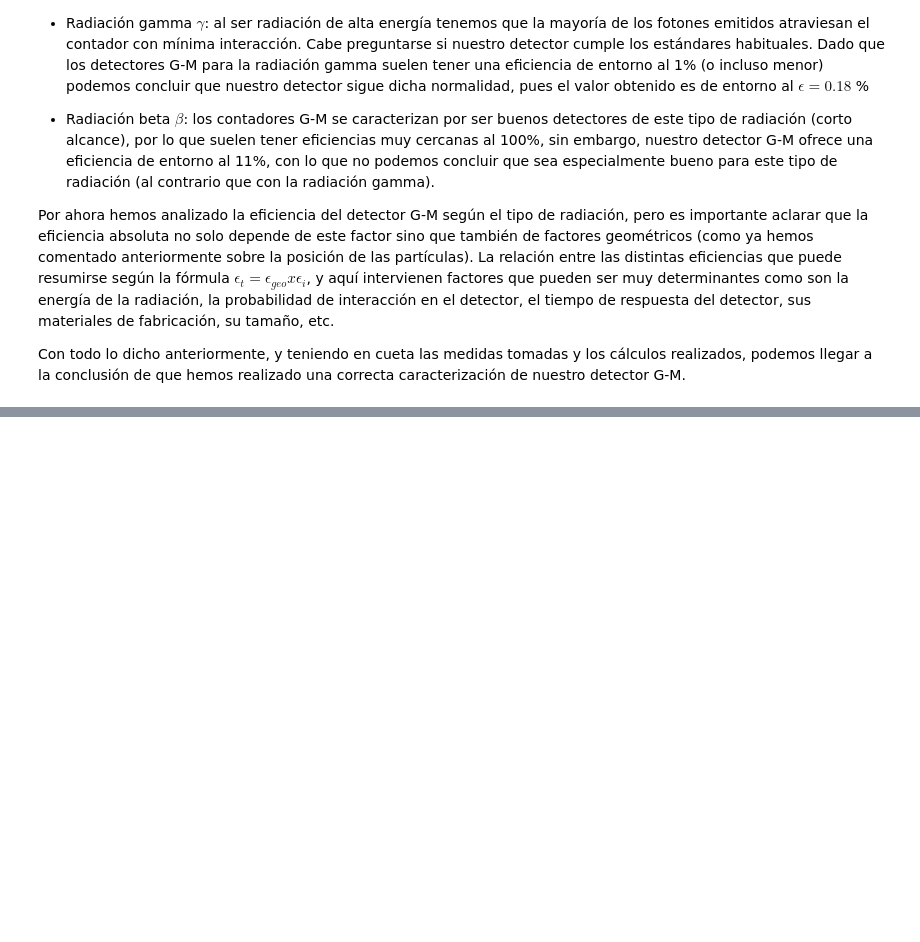
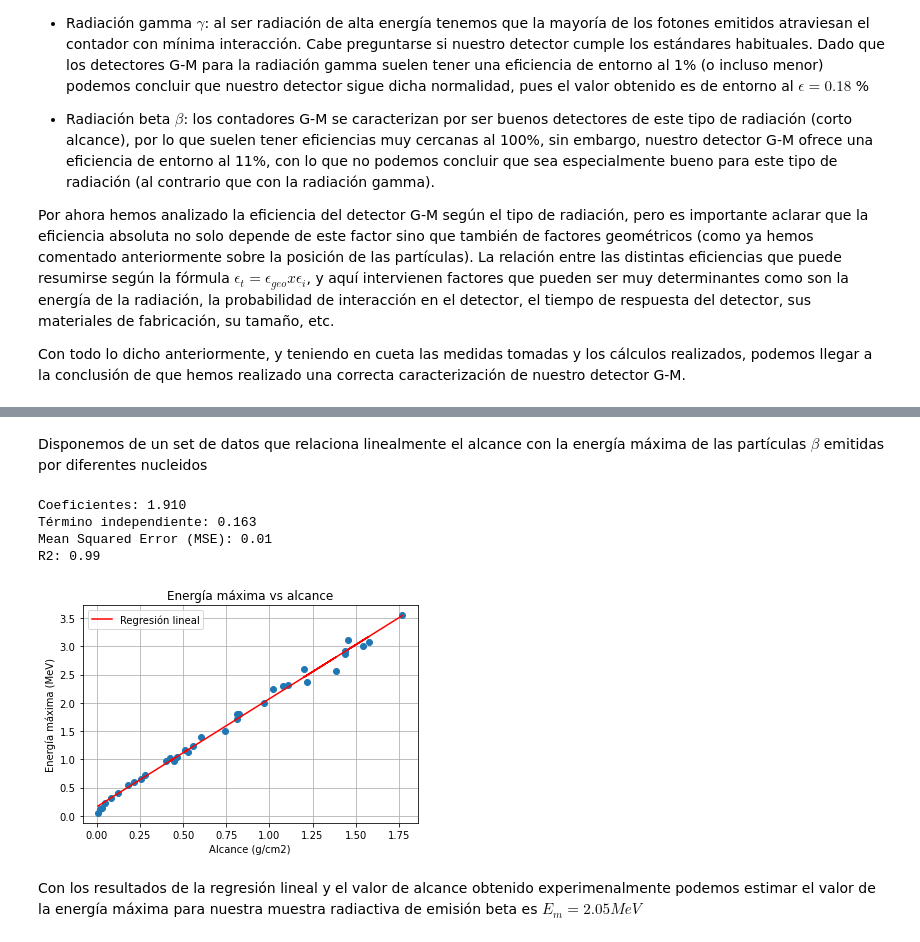
Before and after one commit to feliux/physics_projects, a Jupyter notebook: nuclear_physics/Nuclear.ipynb, the cells around one changed output, grey strips where cells are left out. Cells and saved outputs as stored; diff of their text form; code cells hidden in the pictures; blank space fills up the shorter version.

```diff
--- a/nuclear_physics/Nuclear.ipynb
+++ b/nuclear_physics/Nuclear.ipynb
@@ -231,0 +375,49 @@ Con todo lo dicho anteriormente, y teniendo en cueta las medidas tomadas y los c
+# %% [markdown]
+Disponemos de un set de datos que relaciona linealmente el alcance con la energía máxima de las partículas $\beta$ emitidas por diferentes nucleidos
+# %%
+data2_p3 = DATA_PATH + "practica3_energias.csv"
+df2_p3 = pd.read_csv(data2_p3)
+
+y = df2_p3["energia maxima (MeV)"].to_numpy()
+x = df2_p3["alcance (g/cm2)"].to_numpy()
+
+# Creamos el objeto para regresion lineal
+regr = linear_model.LinearRegression()
+# Entrenamos nuestro modelo
+regr.fit(x.reshape(-1, 1), y)
+# Hacemos las predicciones
+y_pred = regr.predict(x.reshape(-1, 1))
+
+# Tangente
+print("Coeficientes: %.3f" % regr.coef_[0])
+# Término independiente
+print("Término independiente: %.3f" % regr.intercept_)
+# MSE
+print("Mean Squared Error (MSE): %.2f" % mean_squared_error(y, y_pred))
+# R2, tiende a 1.0
+print("R2: %.2f" % r2_score(y, y_pred))
+
+
+plt.plot(x, y, "o")
+plt.plot(x, y_pred, color="red", label="Regresión lineal")
+plt.title("Energía máxima vs alcance")
+plt.xlabel("Alcance (g/cm2)")
+plt.ylabel("Energía máxima (MeV)")
+plt.grid(True)
+plt.legend()
+plt.show()
+# %% [output]
+Coeficientes: 1.910
+Término independiente: 0.163
+Mean Squared Error (MSE): 0.01
+R2: 0.99
+[figure, added]
+# %%
+e_max = regr.coef_[0] * alcance + regr.intercept_
+
+TEXT = f"Con los resultados de la regresión lineal y el valor de alcance obtenido experimenalmente \
+        podemos estimar el valor de la energía máxima para nuestra muestra radiactiva de emisión beta es $E_m = {rnd(e_max)}MeV$"
+
+md(TEXT)
+# %% [output]
+Con los resultados de la regresión lineal y el valor de alcance obtenido experimenalmente         podemos estimar el valor de la energía máxima para nuestra muestra radiactiva de emisión beta es $E_m = 2.05MeV$
```
Also changed, not shown: parts of 19 cells of this notebook, 7 other files.
